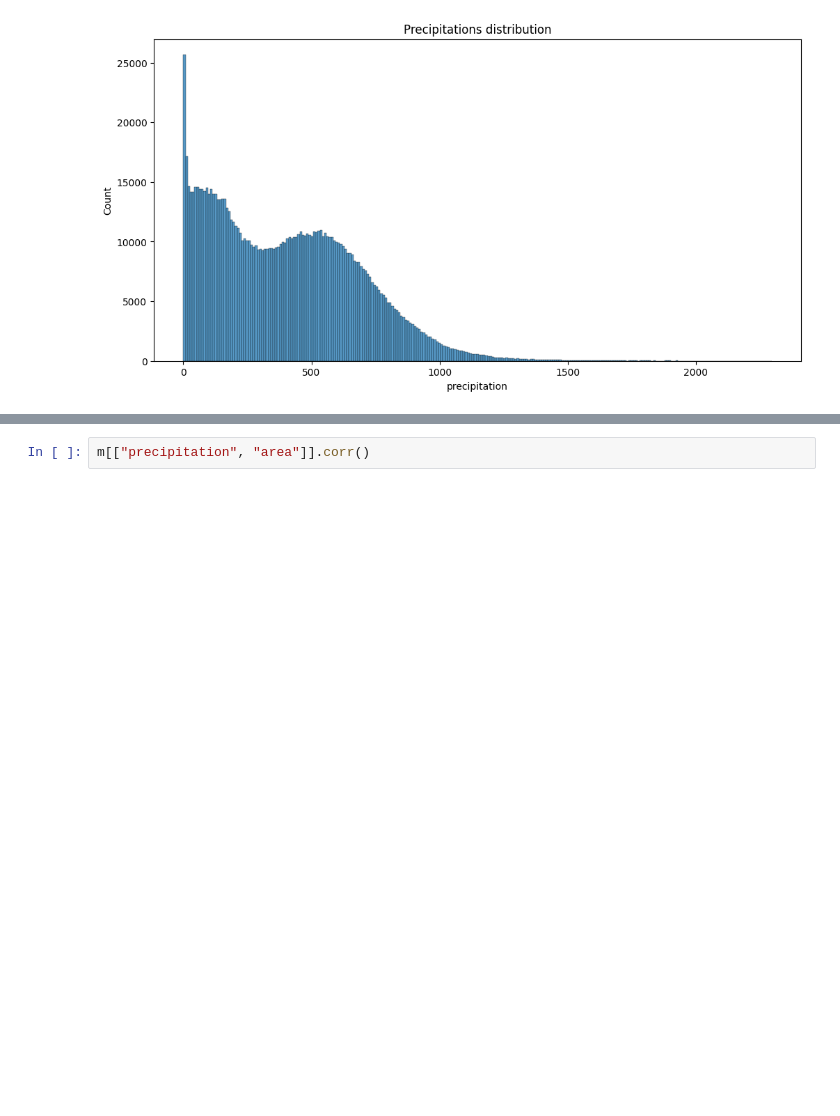
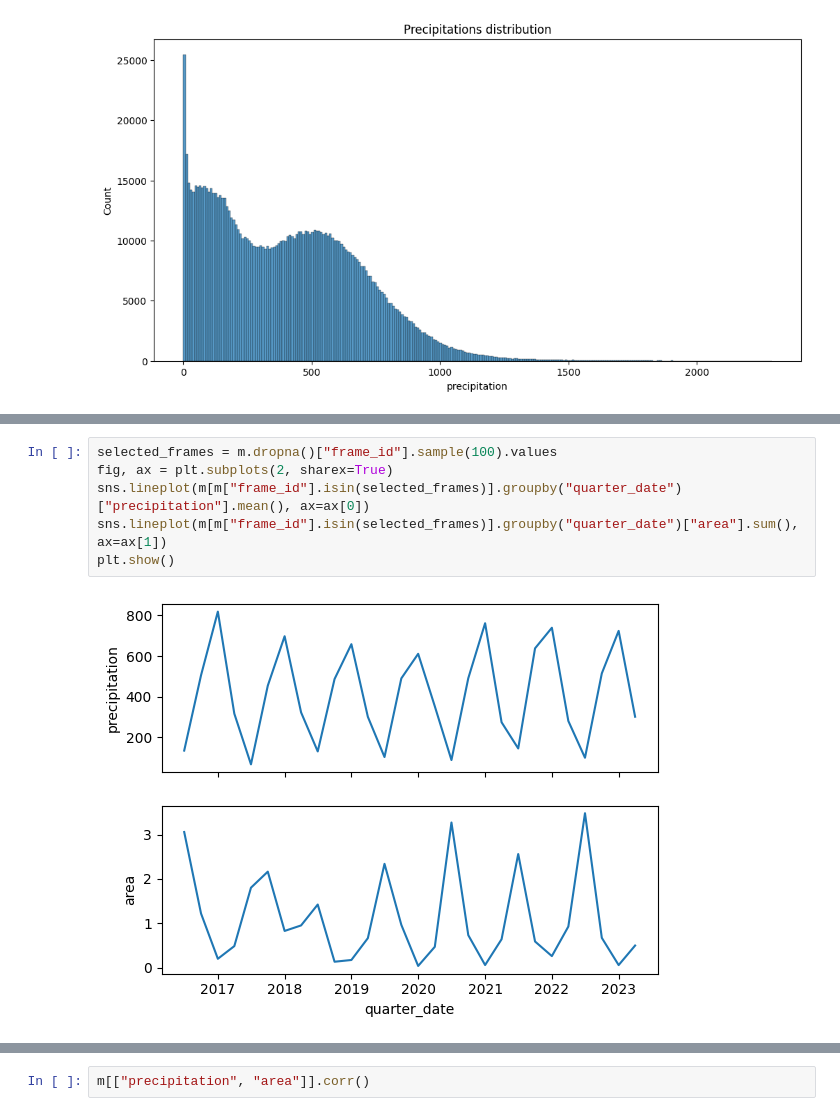
Before and after one commit to Giovanni3A/deforestation_forecast, a Jupyter notebook: 2_3_eda_precipitations.ipynb, the cells around one changed output, grey strips where cells are left out. Cells and saved outputs as stored; diff of their text form; blank space fills up the shorter version.

```diff
--- a/2_3_eda_precipitations.ipynb
+++ b/2_3_eda_precipitations.ipynb
@@ -45 +53,9 @@ plt.show()
+# %%
+selected_frames = m.dropna()["frame_id"].sample(100).values
+fig, ax = plt.subplots(2, sharex=True)
+sns.lineplot(m[m["frame_id"].isin(selected_frames)].groupby("quarter_date")["precipitation"].mean(), ax=ax[0])
+sns.lineplot(m[m["frame_id"].isin(selected_frames)].groupby("quarter_date")["area"].sum(), ax=ax[1])
+plt.show()
+# %% [output]
+[figure, added]
 # %%
```
Also changed, not shown: parts of 3 cells of this notebook, 6 other files.
